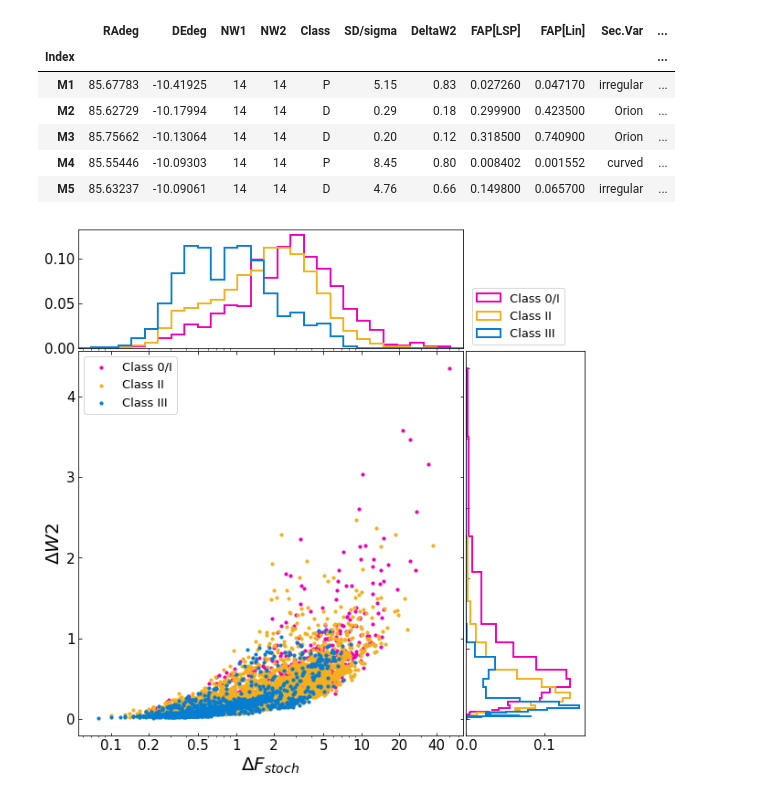
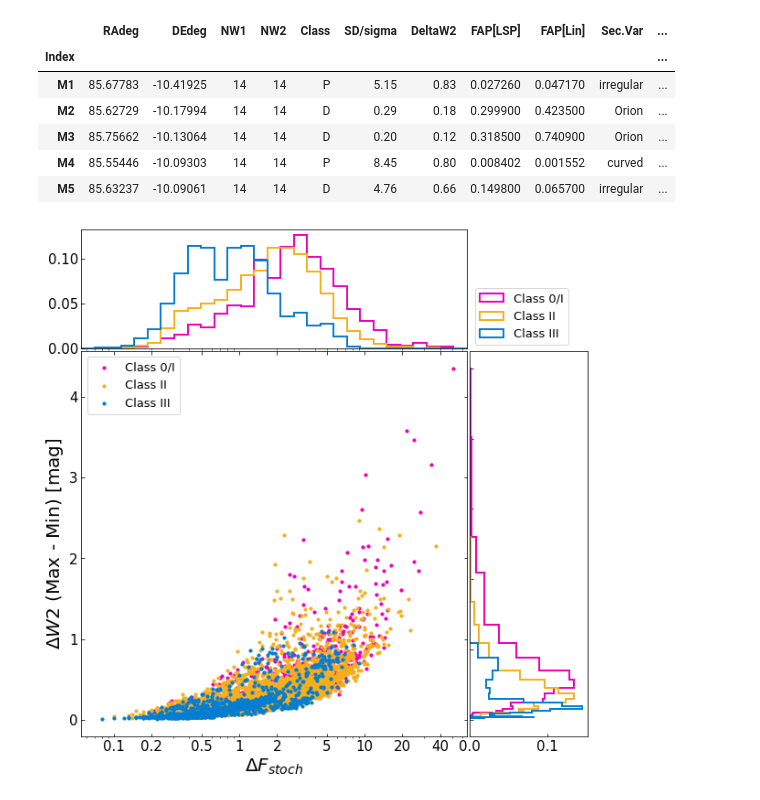
Before and after one commit to hoeen/WISE_YSO_variability_analysis, a Jupyter notebook: analysis_notebooks/WISE-YSO-analysis-3.ipynb, the cells around one changed output. Cells and saved outputs as stored; diff of their text form; code cells hidden in the pictures.

```diff
--- a/analysis_notebooks/WISE-YSO-analysis-3.ipynb
+++ b/analysis_notebooks/WISE-YSO-analysis-3.ipynb
@@ -75,7 +76,7 @@ y_size=[10,10,10]
 y_marker = ['o','o','o']
 
 
-# definitions for the axes
+# margin
 left, width = 0.1, 0.65
 bottom, height = 0.1, 0.65
 spacing = 0.005
@@ -85,7 +86,6 @@ rect_scatter = [left, bottom, width, height]
 rect_histx = [left, bottom + height + spacing, width, 0.2]
 rect_histy = [left + width + spacing, bottom, 0.2, height]
 
-# start with a rectangular Figure
 fig1 = plt.figure(figsize=(9,9))
 
 rot = transforms.Affine2D().rotate_deg(90)
@@ -113,33 +113,32 @@ for i in range(len(yso)):
     counts, bins = np.histogram(yso[i]['SD/sigma'], bins=np.logspace(np.log10(xlim[0]),np.log10(xlim[1]), 30))
     hist_ret.append(ax_histx.hist(bins[:-1], bins, weights=counts/len(yso[i]),histtype='step',
                                     color = y_color[i], label=y_label[i], linewidth=2))
 
 ### histogram_y ###
-
 hist_ret2=[]
 
 for i in range(len(yso)):
     counts, bins = np.histogram(yso[i]['DeltaW2'], bins=np.logspace(np.log10(9e-3),np.log10(5), 30))
     hist_ret2.append(ax_histy.hist(bins[:-1],bins, weights=counts/len(yso[i]),histtype='step',
                                     color = y_color[i], label=y_label[i], linewidth=2,
                                     orientation='horizontal'))
 
 axsc.set_xlim(xlim)
 axsc.set_xscale('log')
 axsc.set_xlabel('$\Delta F_{stoch}$',size=20)
-axsc.set_ylabel('$\Delta W2$',size=20)
+axsc.set_ylabel('$\Delta W2$ (Max - Min) [mag]',size=20)
 axsc.set_xticks([0.1,0.2,0.5,1,2,5,10,20,40])
 axsc.set_xticklabels([0.1,0.2,0.5,1,2,5,10,20,40])
 
 ylm = axsc.get_ylim()
 
 
 ax_histx.set_xlim(axsc.get_xlim())
 ax_histx.set_xscale('log')
 ax_histx.set_xticks([])
 ax_histy.legend(fontsize=13, loc='lower left', bbox_to_anchor=(0.0, 1.0))
 axsc.legend(fontsize=13)
 
 plt.show()
 # %% [output]
-[figure, old version]
+[figure, new version]
```
Also changed, not shown: parts of 5 cells of this notebook.
